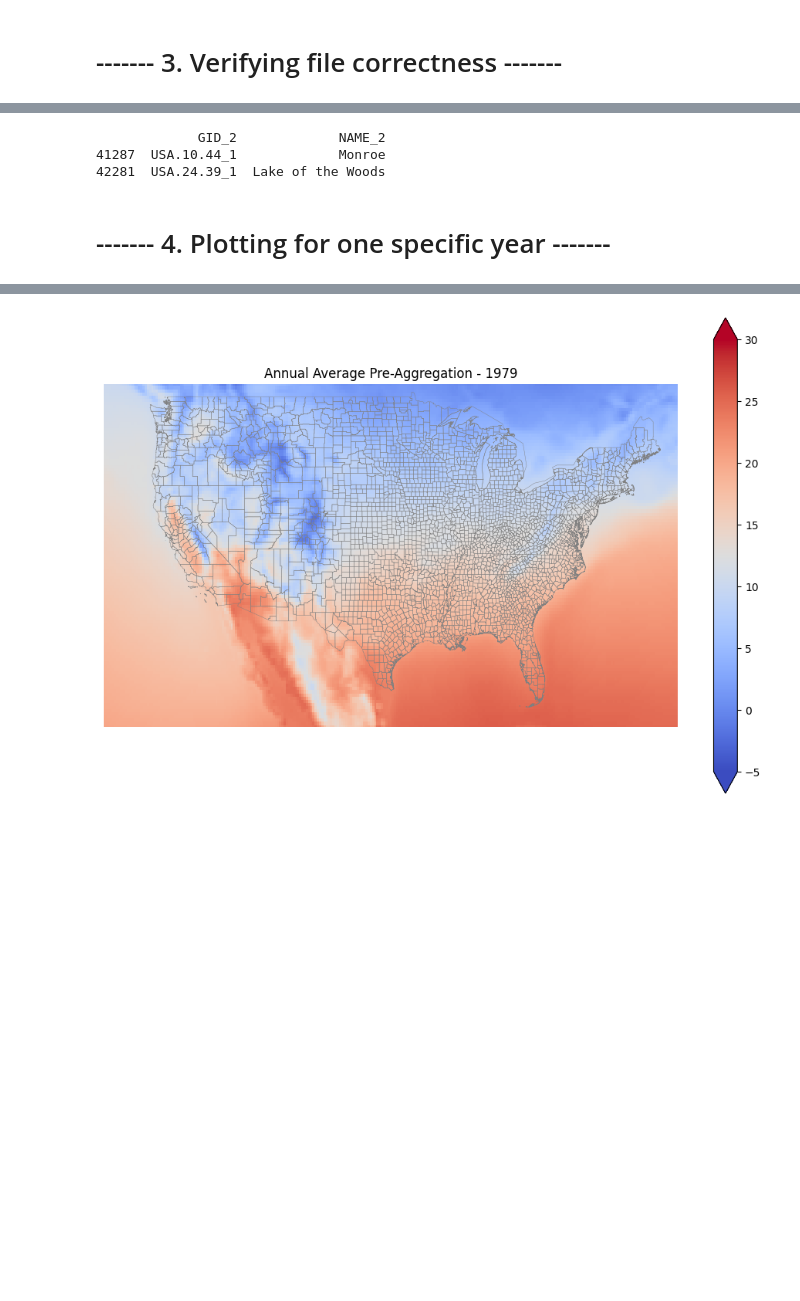
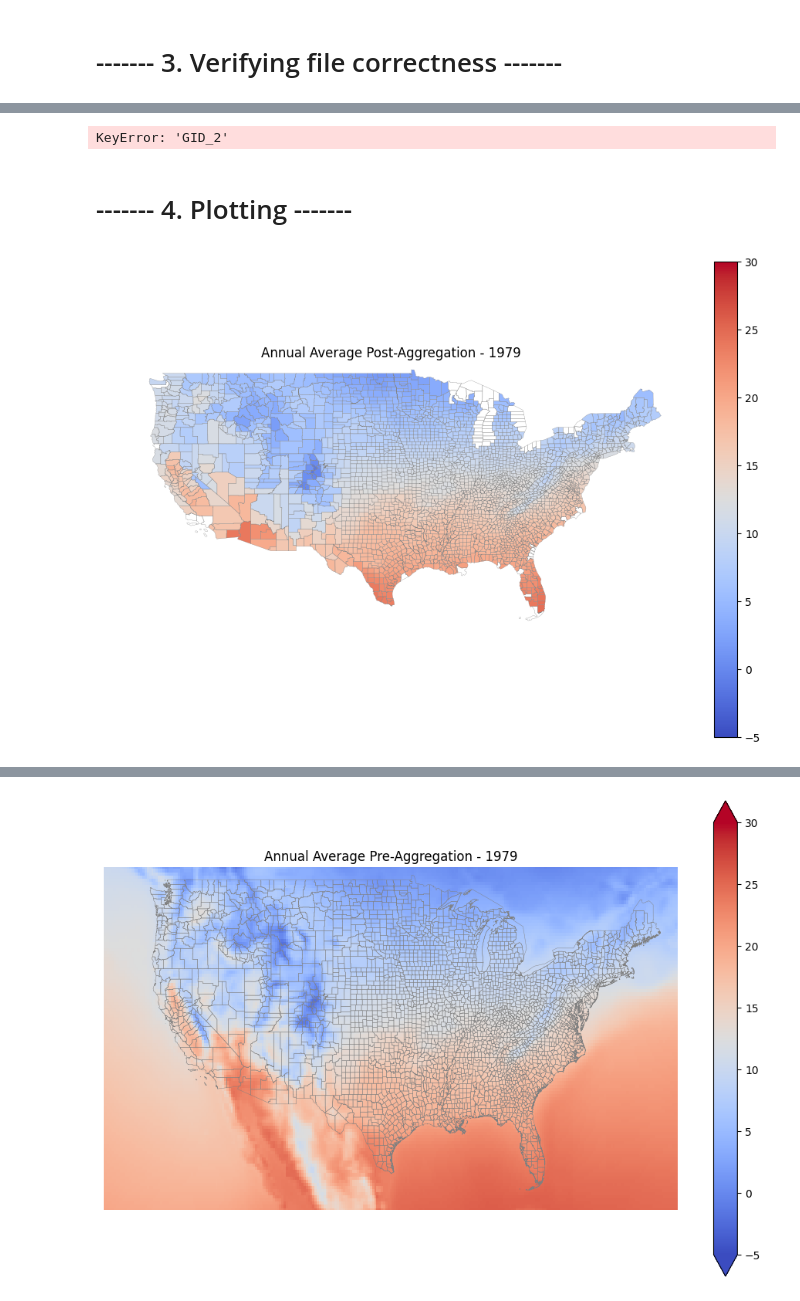
Before and after one commit to yougsanghvi/global_suicide_dummy, a Jupyter notebook: code/archive/c_aggregated_visualization vOld.ipynb, the cells around one changed output, grey strips where cells are left out. Cells and saved outputs as stored; diff of their text form; code cells hidden in the pictures; blank space fills up the shorter version.

```diff
--- a/code/gdnat_manipulation/c_aggregated_visualization.ipynb
+++ b/code/archive/c_aggregated_visualization vOld.ipynb
@@ -24,13 +24,14 @@ stagg_filename_allyrs = "gdnat_usa_agg_all_years.csv"
 stagg_data_path_allyrs = os.path.join(stagg_folder_path, stagg_filename_allyrs)
 
 # Paths for raw Gdnat data
+raw_foldername = "gdnat_tiff_files_by_yr"
 raw_filename = "gdnat_1979.tif"
-raw_filepath = os.path.join(base_dir, raw_filename)
+raw_filepath = os.path.join(base_dir, raw_foldername, raw_filename)
 
-# Define paths for world county shapefile
-world_county_dir = os.path.join(base_dir, "gadm36_levels_shp")
-world_county_filename = "gadm36_2.shp"
-world_county_path = os.path.join(world_county_dir, world_county_filename)
+# Define paths for usa county shapefile
+usa_county_dir = os.path.join(base_dir, "shapefiles")
+usa_county_filename = "tl_2016_us_county_mortality.shp"
+usa_county_path = os.path.join(usa_county_dir, usa_county_filename)
 
 # Paths for raw gdnat data
 data_dir_cullen = os.path.join(
@@ -52,16 +53,14 @@ gdnat_2_path = os.path.join(
     "climate_data",
     "gdnat_ACCESS-CM2_tas_2000-2020_v2025-02-11.zarr",
 )
+
+# path to Maren's era5 degree days file
+
+era5_dd_folderpath = os.path.join("data", "climatedata", "USA")
+era5_dd_filename = "temp_degreedays_1986_1999_USA_ERA5_pop_weights.csv"
+era5_dd_filepath = os.path.join(base_dir, era5_dd_folderpath, era5_dd_filename)
 # %% [markdown]
 # ------- 2. Loading in Files -------
 # %%
-# narrowing the world shapefile by country (currently just for USA)
-
-world_counties = gpd.read_file(world_county_path)
-usa_counties = world_counties[world_counties["GID_0"] == "USA"]
-
-# Save to a new shapefile
-usa_county_path = os.path.join(base_dir, "gadm36_usa_counties.shp")
-usa_counties.to_file(usa_county_path)
-
-print(f"Saved USA usa_counties to: {usa_county_path}")
+# Loading in county shapefile
+usa_counties = gpd.read_file(usa_county_path)
@@ -122,5 +254,7 @@ gdnat_2 = xr.open_dataset(gdnat_1_path, chunks={"time": 365})
 # %%
 # NA checks for aggregated output
+
+# Modify the below code to represent new shapefil
 
 # The two county IDs with NAs:
 na_counties = ["USA.10.44_1", "USA.24.39_1"]
@@ -131,8 +265,6 @@ filtered = usa_counties[usa_counties['GID_2'].isin(na_counties)]
 # Display the relevant columns (GID_2 and NAME_2)
 print(filtered[['GID_2', 'NAME_2']])
 # %% [output]
-             GID_2             NAME_2
-41287  USA.10.44_1             Monroe
-42281  USA.24.39_1  Lake of the Woods
+KeyError: 'GID_2'
 # %% [markdown]
-# ------- 4. Plotting for one specific year -------
+# ------- 4. Plotting -------
@@ -138,0 +502,17 @@ print(filtered[['GID_2', 'NAME_2']])
+# %%
+plot_climate_data(
+    data=stagg_usa_data,  # Your original monthly county data DataFrame
+    data_type='county',
+    usa_counties=usa_counties,  # Your GeoDataFrame of US county boundaries
+    column_name='order_1_daily_avg',
+    start_year=1979,
+    end_year=1979,
+    title="Annual Average Post-Aggregation - 1979",
+    value_min=-5,
+    value_max=30,
+    color_map="coolwarm",
+    lon_bounds=(-130, -65),
+    lat_bounds=(23, 50)
+)
+# %% [output]
+[figure, added]
```
Also changed, not shown: parts of 12 cells of this notebook, 5 other files.
